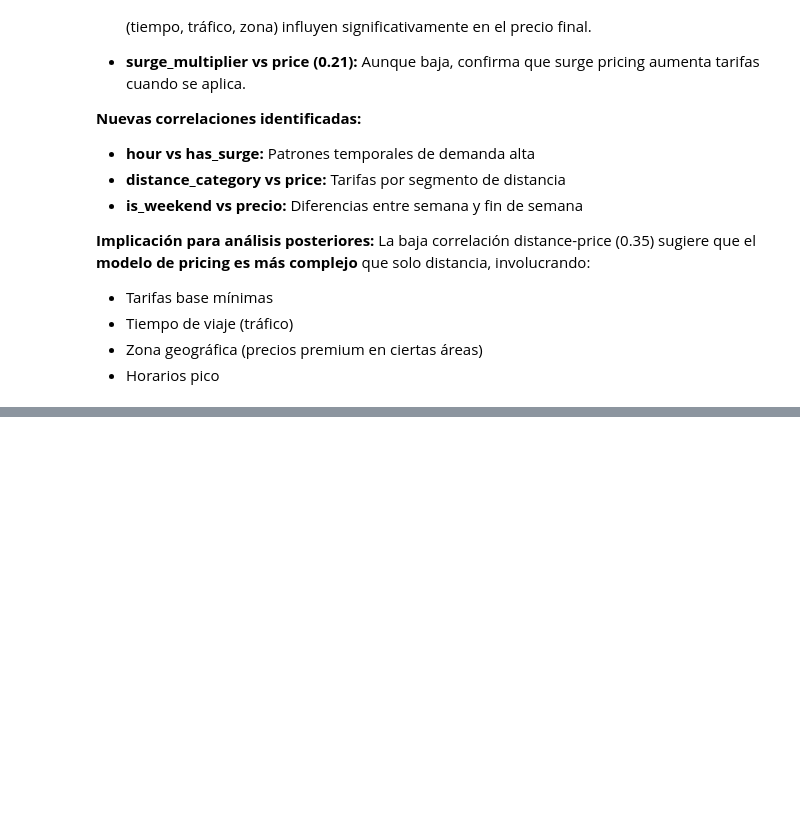
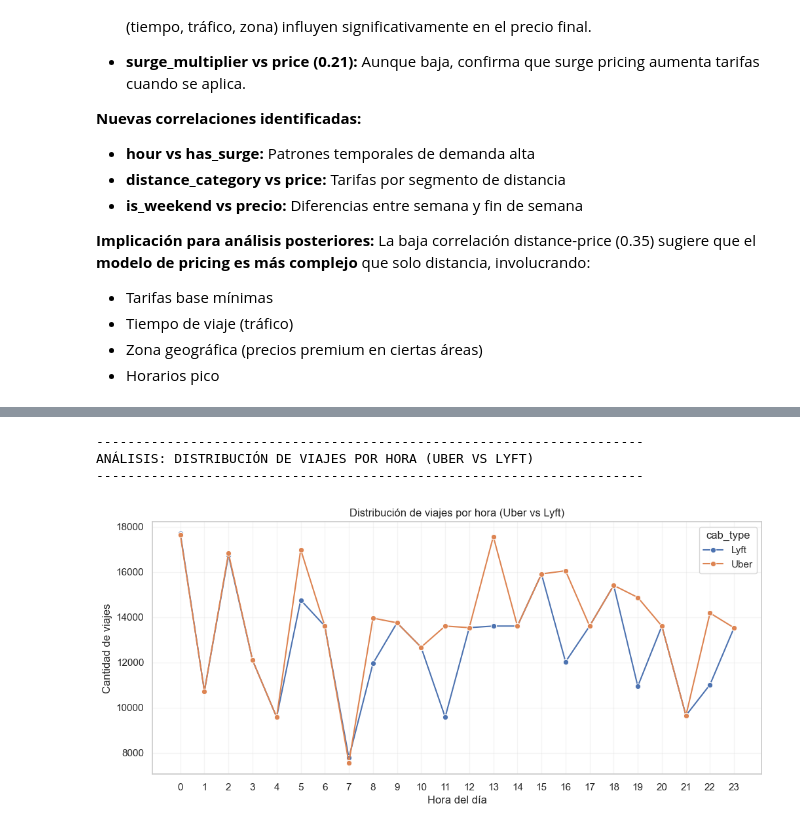
Before and after one commit to paulzamm/ride-fare, a Jupyter notebook: src/main.ipynb, the cells around one changed output, grey strips where cells are left out. Saved outputs shown, nothing was run; the diff lists cells and outputs as text; code cells hidden in the pictures; blank space fills up the shorter version.

```diff
--- a/src/main.ipynb
+++ b/src/main.ipynb
@@ -514,0 +503,27 @@ La baja correlación distance-price (0.35) sugiere que el **modelo de pricing es
+# %%
+print("-"*70)
+print("ANÁLISIS: DISTRIBUCIÓN DE VIAJES POR HORA (UBER VS LYFT)")
+print("-"*70)
+
+hourly_counts = rides_clean.groupby(['hour', 'cab_type'])['id'].count().reset_index()
+
+plt.figure(figsize=(12,5))
+sns.lineplot(
+    data=hourly_counts,
+    x='hour',
+    y='id',
+    hue='cab_type',
+    marker='o'
+)
+
+plt.title("Distribución de viajes por hora (Uber vs Lyft)")
+plt.xlabel("Hora del día")
+plt.ylabel("Cantidad de viajes")
+plt.xticks(range(0, 24))  # asegura que salgan todas las horas
+plt.grid(True, alpha=0.2)
+plt.show()
+# %% [output]
+----------------------------------------------------------------------
+ANÁLISIS: DISTRIBUCIÓN DE VIAJES POR HORA (UBER VS LYFT)
+----------------------------------------------------------------------
+[figure, added]
```
Also changed, not shown: parts of 16 cells of this notebook, 8 other files.
